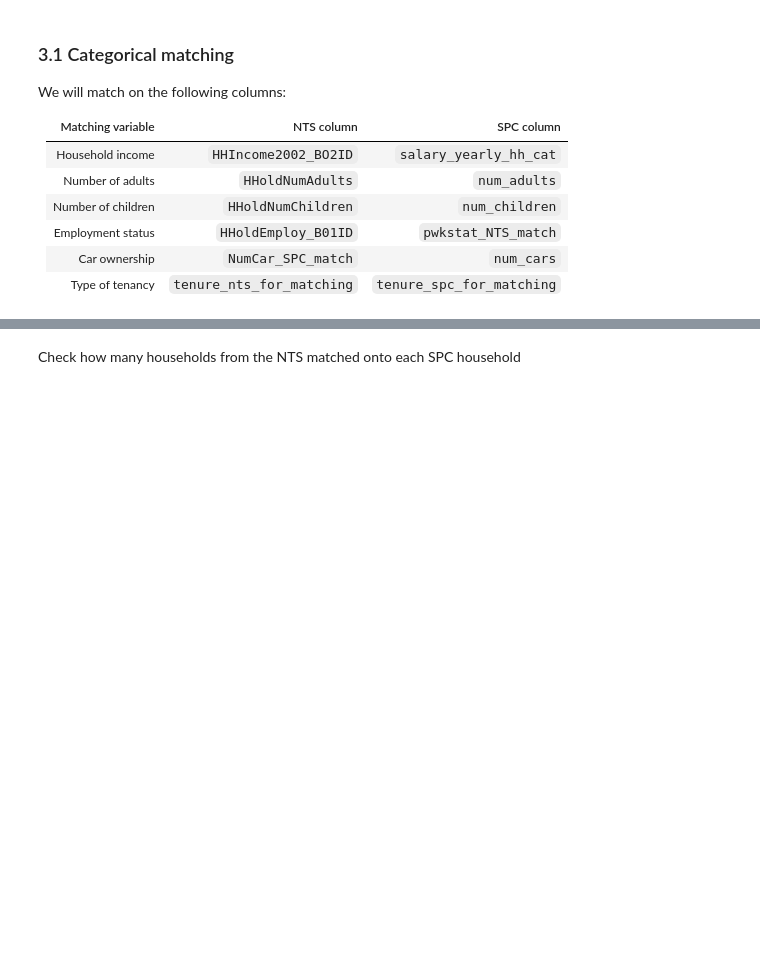
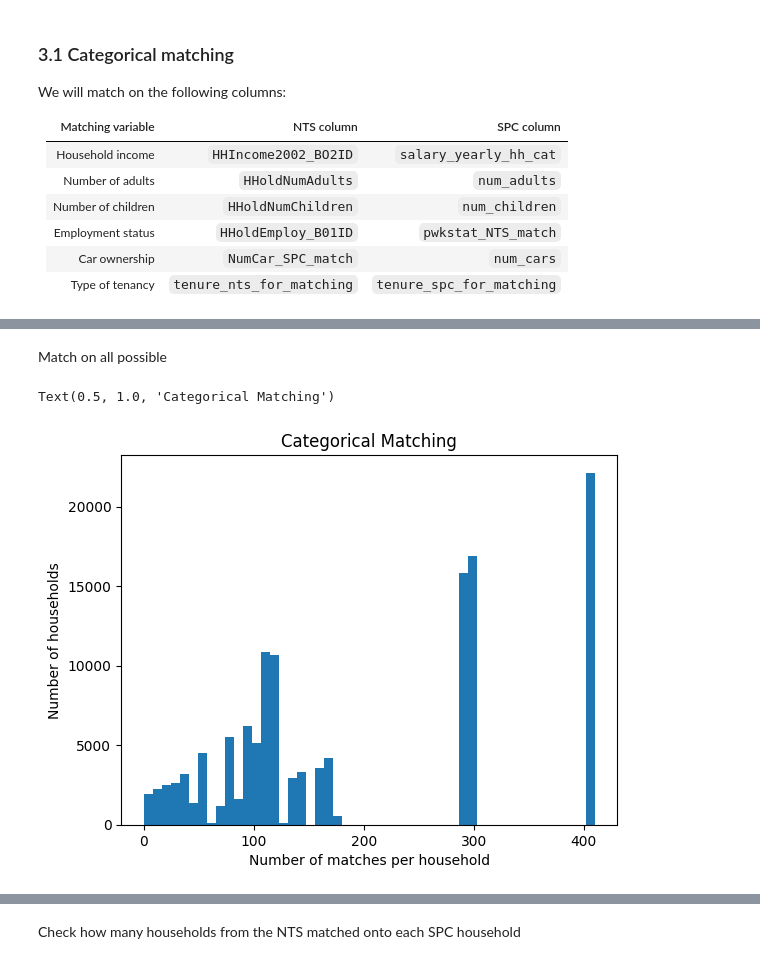
Before and after one commit to Urban-Analytics-Technology-Platform/acbm, a Jupyter notebook: notebooks/statistical_matching.ipynb, the cells around one changed output, grey strips where cells are left out. Saved outputs shown, nothing was run; the diff lists cells and outputs as text; code cells hidden in the pictures; blank space fills up the shorter version.

```diff
--- a/notebooks/statistical_matching.ipynb
+++ b/notebooks/statistical_matching.ipynb
@@ -322,5 +404,7 @@ counts_df['pwkstat_NTS_match'] = np.select(conditions,
 
 
 # 2) merge back onto the spc
-spc = spc.merge(counts_df, left_on='household', right_index=True)
-spc.head(10)
+spc_edited = spc_edited.merge(counts_df, left_on='household', right_index=True)
+
+# check the output
+spc_edited[['household', 'pwkstat', 'pwkstat_FT_hh', 'pwkstat_PT_hh', 'pwkstat_NTS_match']].head(10)
@@ -402,7 +567,7 @@ We will match on the following columns:
 | Type of tenancy | `tenure_nts_for_matching` | `tenure_spc_for_matching` |
 # %%
 # Select multiple columns
-spc_matching = spc[[
+spc_matching = spc_edited[[
     'hid',
     'salary_yearly_hh_cat', 'num_adults',
     'num_children', 'pwkstat_NTS_match',
@@ -423,16 +612,30 @@ nts_matching.head(10)
+# %% [markdown]
+Match on all possible
 # %%
 # Join the NTS onto the SPC (each column in SPC can be matched to multiple columns in the NTS)
-spc_nts = spc_matching.merge(nts_matching,
-                             left_on= ['salary_yearly_hh_cat',
-                                       'num_adults',
-                                       'num_children',
-                                       'pwkstat_NTS_match',
-                                       'num_cars',
-                                       'tenure_spc_for_matching'],
-                             right_on= ['HHIncome2002_B02ID',
-                                        'HHoldNumAdults',
-                                        'HHoldNumChildren',
-                                        'HHoldEmploy_B01ID',
-                                        'NumCar_SPC_match',
-                                        'tenure_nts_for_matching'],
-                             how = 'left')
+merge_columns_spc = ['salary_yearly_hh_cat', 'num_adults', 'num_children', 'pwkstat_NTS_match', 'num_cars', 'tenure_spc_for_matching']
+merge_columns_nts = ['HHIncome2002_B02ID', 'HHoldNumAdults', 'HHoldNumChildren', 'HHoldEmploy_B01ID', 'NumCar_SPC_match', 'tenure_nts_for_matching']
+
+# select items from merge_columns_spc by index
+merge_columns_spc
+
+
+spc_nts_1 = spc_matching.merge(nts_matching,
+                               left_on= merge_columns_spc,
+                               right_on= merge_columns_nts,
+                               how = 'left')
+# %%
+# Calculate how many rows from nts_matching are matched onto each hid in spc_matching,
+spc_nts_1['count'] = spc_nts_1.groupby('hid')['HouseholdID'].transform('count')
+
+spc_nts_1_hist = spc_nts_1.drop_duplicates(subset='hid')
+
+
+# plot a histogram of the counts and label the axis and title
+plt.hist(spc_nts_1['count'], bins=50)
+plt.xlabel('Number of matches per household')
+plt.ylabel('Number of households')
+plt.title('Categorical Matching')
+# %% [output]
+Text(0.5, 1.0, 'Categorical Matching')
+[figure, added]
```
Also changed, not shown: parts of 32 cells of this notebook, 1 other file.
